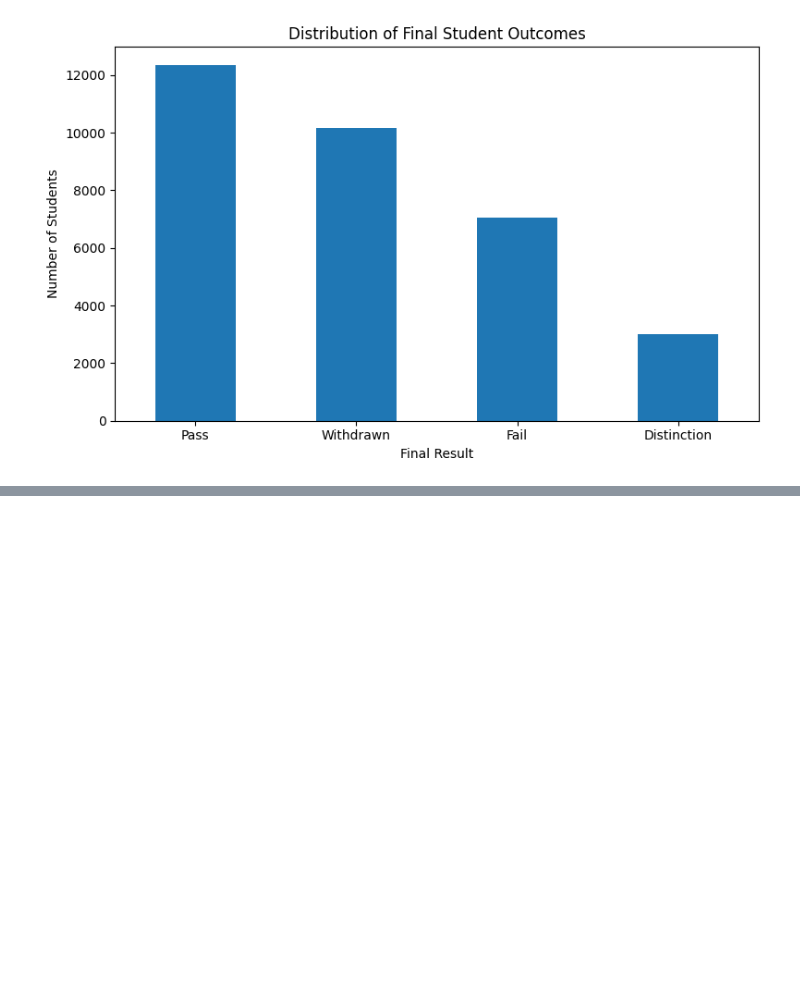
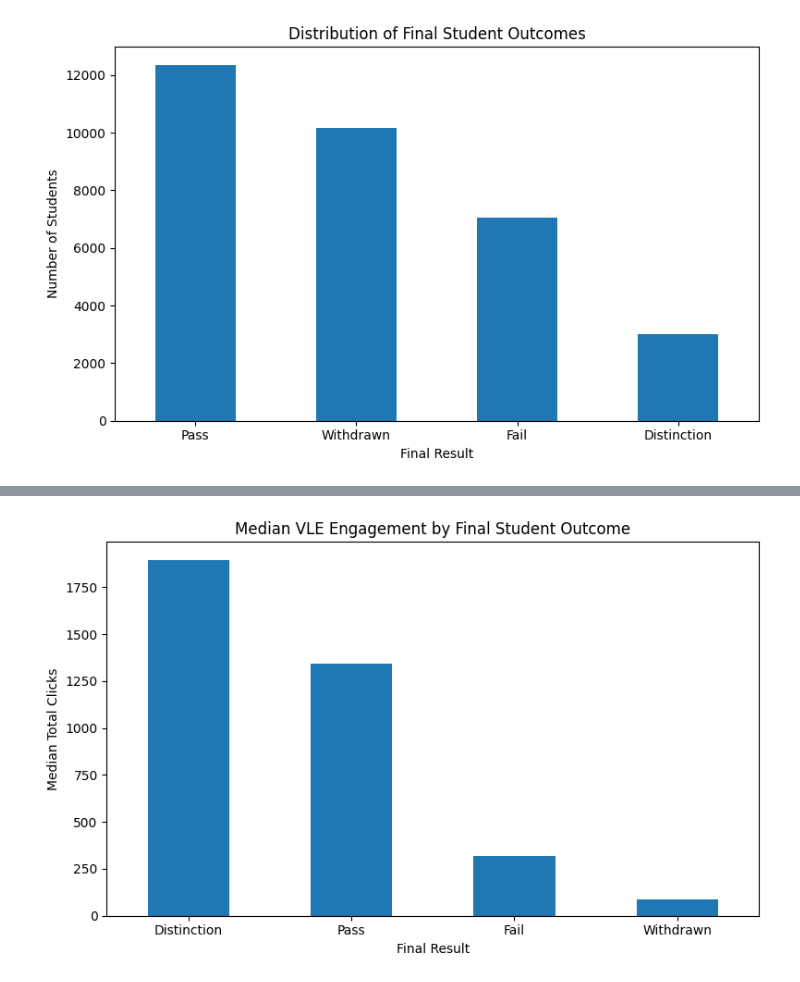
Before and after one commit to maverick8675309/seaid-framework, a Jupyter notebook: Notebooks/01_data_exploration.ipynb, the cells around one changed output, grey strips where cells are left out. Saved outputs shown, nothing was run; the diff lists cells and outputs as text; code cells hidden in the pictures; blank space fills up the shorter version.

```diff
--- a/Notebooks/01_data_exploration.ipynb
+++ b/Notebooks/01_data_exploration.ipynb
@@ -330,0 +368,17 @@ save_figure(
+# %%
+student_exploration = student_info.merge(
+    student_engagement,
+    on=[
+        "code_module",
+        "code_presentation",
+        "id_student"
+    ],
+    how="left"
+)
+
+student_exploration["total_clicks"] = (
+    student_exploration["total_clicks"]
+    .fillna(0)
+)
+
+student_exploration.head()
@@ -330,0 +442,29 @@ save_figure(
+# %%
+median_clicks_by_result = (
+    student_exploration
+    .groupby("final_result")["total_clicks"]
+    .median()
+    .sort_values(
+        ascending=False
+    )
+)
+
+plt.figure(figsize=(8, 5))
+
+median_clicks_by_result.plot(
+    kind="bar"
+)
+
+plt.title(
+    "Median VLE Engagement by Final Student Outcome"
+)
+
+plt.xlabel("Final Result")
+plt.ylabel("Median Total Clicks")
+plt.xticks(rotation=0)
+
+save_figure(
+    "median_engagement_by_final_result.png"
+)
+# %% [output]
+[figure, added]
```
Also changed, not shown: parts of 9 cells of this notebook.
